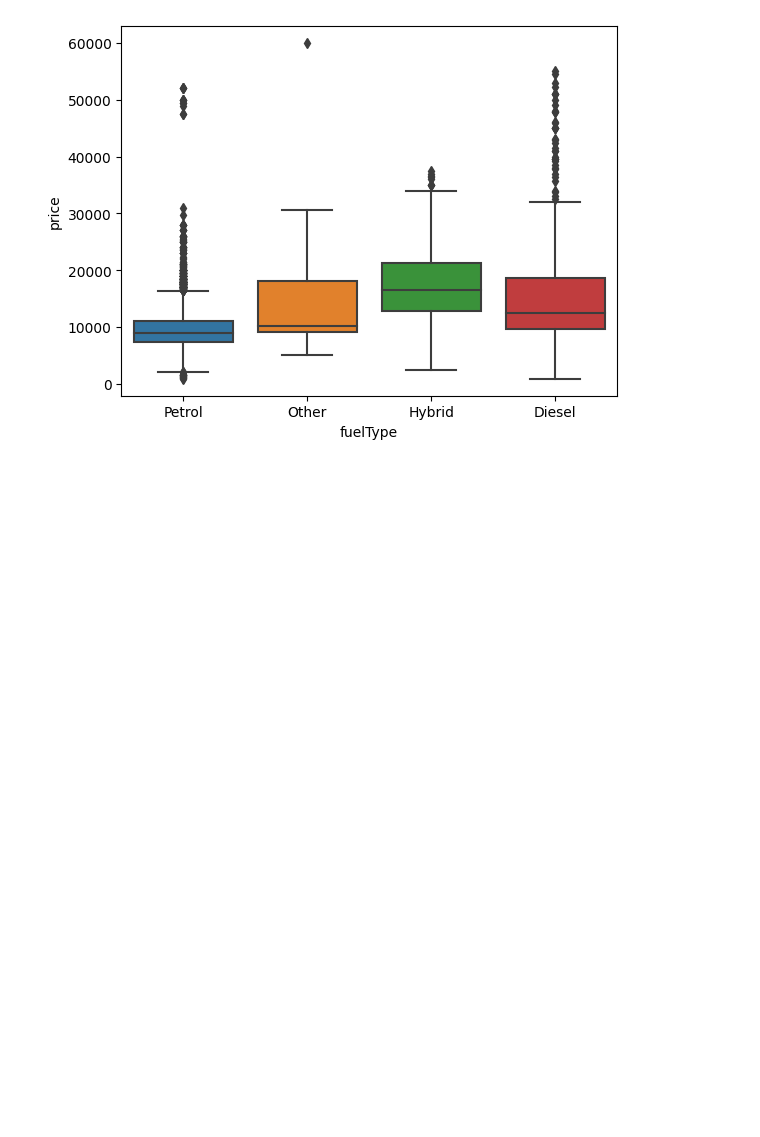
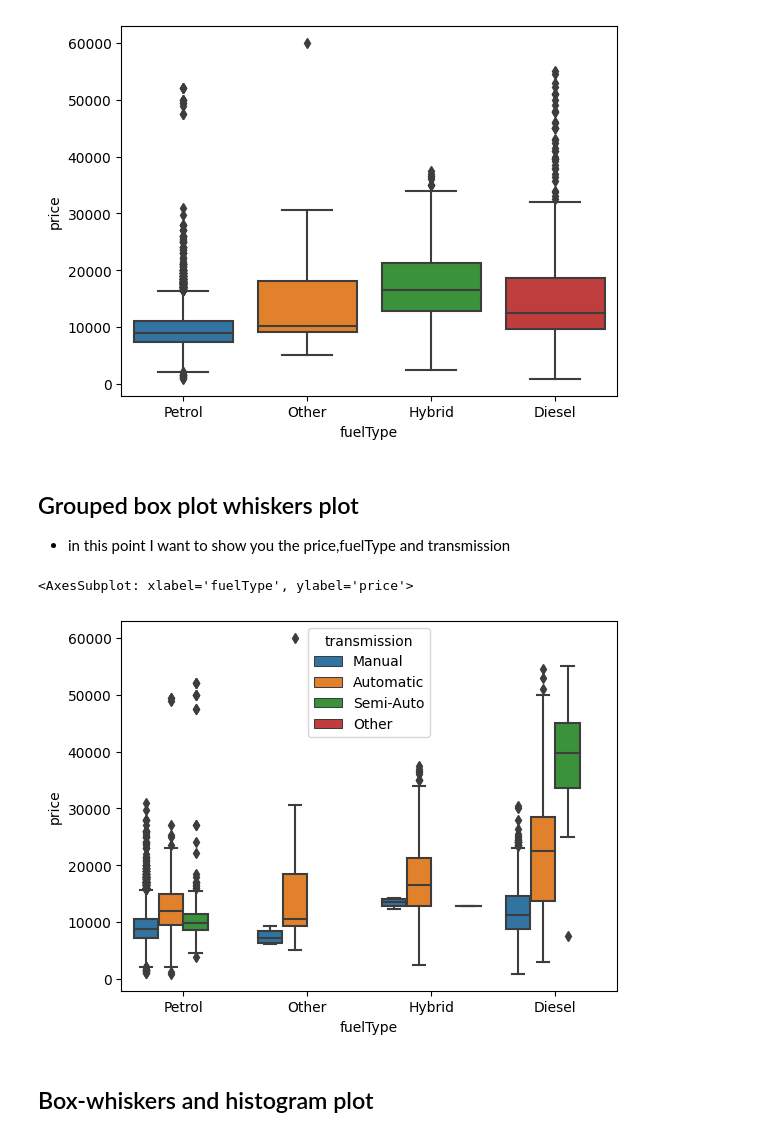
Before and after one commit to HasibullahAman/Data_Visulaization, a Jupyter notebook: Data_Visualization/Data_Visulization_Seborn.ipynb, the cells around one changed output. Saved outputs shown, nothing was run; the diff lists cells and outputs as text; code cells hidden in the pictures; blank space fills up the shorter version.

```diff
--- a/Data_Visualization/Data_Visulization_Seborn.ipynb
+++ b/Data_Visualization/Data_Visulization_Seborn.ipynb
@@ -346,3 +346,13 @@ sn.boxplot(y=tot["price"], x=tot["fuelType"])
 # %% [output]
 <AxesSubplot: xlabel='fuelType', ylabel='price'>
 [figure]
+# %% [markdown]
+## Grouped box plot whiskers plot
+- in this point I want to show you the price,fuelType and transmission
+# %%
+sn.boxplot(x="fuelType",y=tot["price"],hue="transmission",data=tot)
+# %% [output]
+<AxesSubplot: xlabel='fuelType', ylabel='price'>
+[figure, added]
+# %% [markdown]
+## Box-whiskers and histogram plot
```
